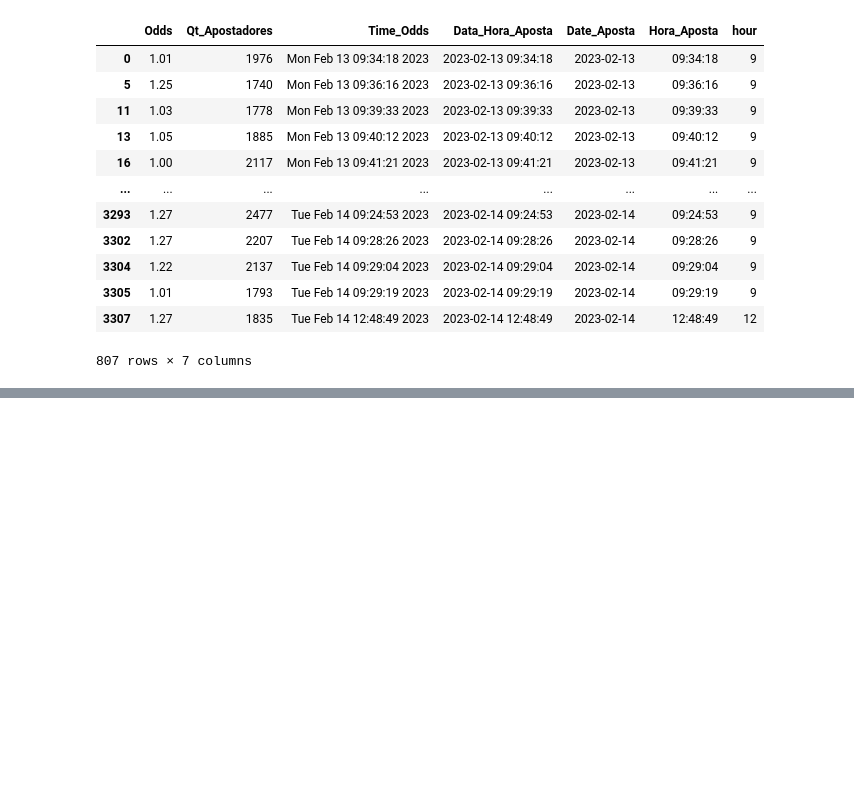
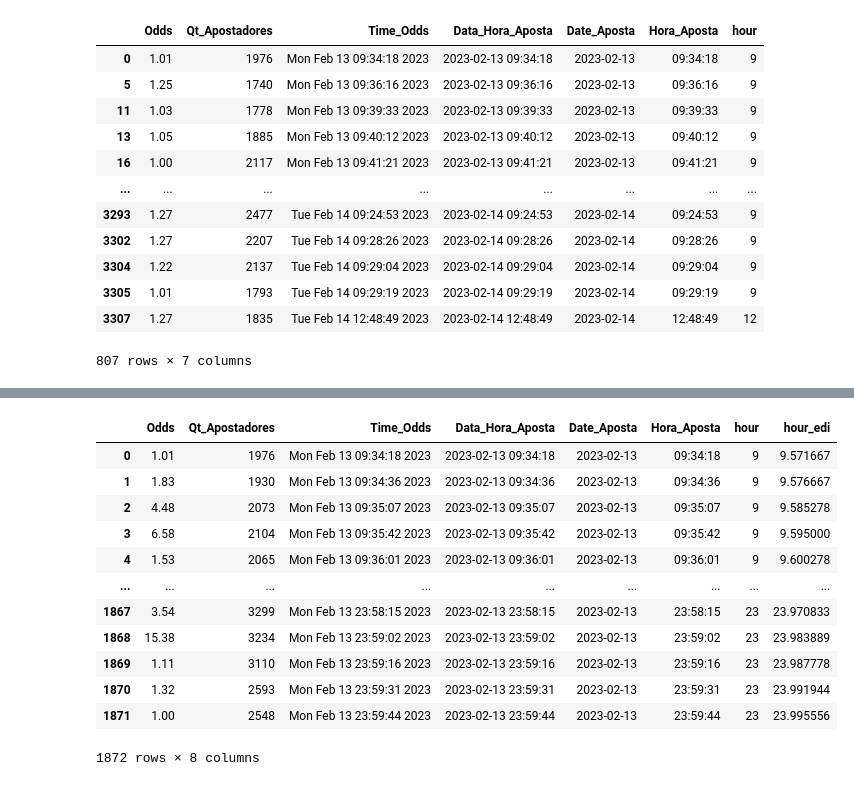
Before and after one commit to oziieljuniior/Print_de_telas, a Jupyter notebook: python_project/Relatorios/hera_0_1.ipynb, the cells around one changed output, grey strips where cells are left out. Saved outputs shown, nothing was run; the diff lists cells and outputs as text; code cells hidden in the pictures; blank space fills up the shorter version.

```diff
--- a/python_project/Relatorios/hera_0_1.ipynb
+++ b/python_project/Relatorios/hera_0_1.ipynb
@@ -260,0 +337,17 @@ p_1457
+# %%
+dia_23_02 = data[data['Date_Aposta'] == '2023-02-13']
+dia_23_02
+# %% [output]
+|  | Odds | Qt_Apostadores | Time_Odds | Data_Hora_Aposta | Date_Aposta | Hora_Aposta | hour | hour_edi |
+| 0 | 1.01 | 1976 | Mon Feb 13 09:34:18 2023 | 2023-02-13 09:34:18 | 2023-02-13 | 09:34:18 | 9 | 9.571667 |
+| 1 | 1.83 | 1930 | Mon Feb 13 09:34:36 2023 | 2023-02-13 09:34:36 | 2023-02-13 | 09:34:36 | 9 | 9.576667 |
+| 2 | 4.48 | 2073 | Mon Feb 13 09:35:07 2023 | 2023-02-13 09:35:07 | 2023-02-13 | 09:35:07 | 9 | 9.585278 |
+| 3 | 6.58 | 2104 | Mon Feb 13 09:35:42 2023 | 2023-02-13 09:35:42 | 2023-02-13 | 09:35:42 | 9 | 9.595000 |
+| 4 | 1.53 | 2065 | Mon Feb 13 09:36:01 2023 | 2023-02-13 09:36:01 | 2023-02-13 | 09:36:01 | 9 | 9.600278 |
+| ... | ... | ... | ... | ... | ... | ... | ... | ... |
+| 1867 | 3.54 | 3299 | Mon Feb 13 23:58:15 2023 | 2023-02-13 23:58:15 | 2023-02-13 | 23:58:15 | 23 | 23.970833 |
+| 1868 | 15.38 | 3234 | Mon Feb 13 23:59:02 2023 | 2023-02-13 23:59:02 | 2023-02-13 | 23:59:02 | 23 | 23.983889 |
+| 1869 | 1.11 | 3110 | Mon Feb 13 23:59:16 2023 | 2023-02-13 23:59:16 | 2023-02-13 | 23:59:16 | 23 | 23.987778 |
+| 1870 | 1.32 | 2593 | Mon Feb 13 23:59:31 2023 | 2023-02-13 23:59:31 | 2023-02-13 | 23:59:31 | 23 | 23.991944 |
+| 1871 | 1.00 | 2548 | Mon Feb 13 23:59:44 2023 | 2023-02-13 23:59:44 | 2023-02-13 | 23:59:44 | 23 | 23.995556 |
+1872 rows × 8 columns
```
Also changed, not shown: parts of 34 cells of this notebook, 1 other file.
